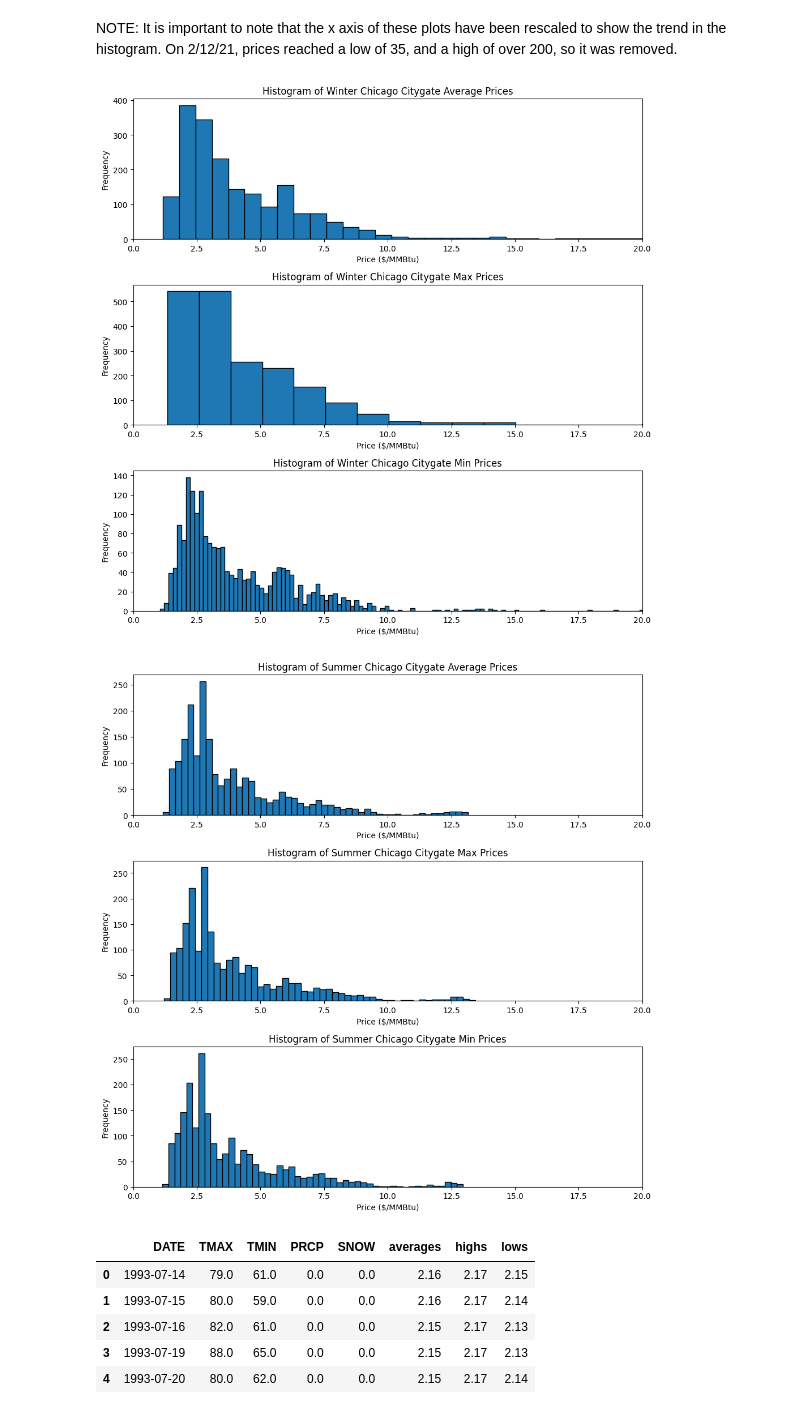
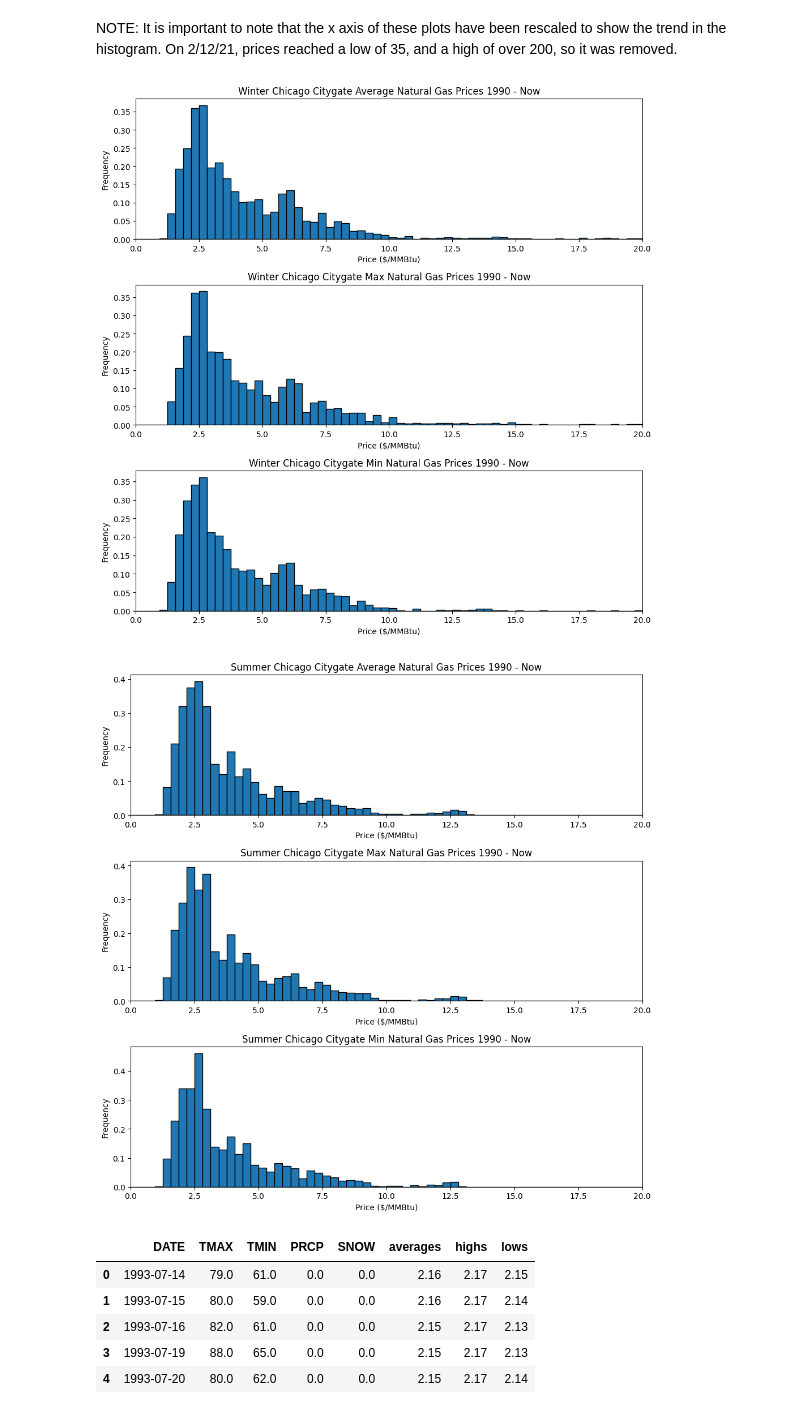
Before and after one commit to MeganVW06/DS-4002-Project-2, a Jupyter notebook: DMP_Analysis.ipynb, the cells around one changed output. Drawn from its saved outputs; the diff is of its cells as text; code cells hidden in the pictures.

```diff
--- a/DMP_Analysis.ipynb
+++ b/DMP_Analysis.ipynb
@@ -14,13 +14,13 @@ Graphing all winter temperatures from 1960 and on
 def filter_winter_months(data: pd.DataFrame, date_column: str) -> pd.DataFrame:
     """
     Filters the dataset to include only records from December, January, and February
-    starting from 1960 until the current year.
+    starting from 1990 until the current year.
 
     :param data: DataFrame containing the data.
     :param date_column: The name of the column containing date values (assumed to be datetime type).
     :return: Filtered DataFrame with only December, January, and February data.
     """
-    return data[(data[date_column].dt.year >= 1960) & (data[date_column].dt.month.isin([12, 1, 2]))]
+    return data[(data[date_column].dt.year >= 1990) & (data[date_column].dt.month.isin([12, 1, 2]))]
 # %%
 wintermonths = filter_winter_months(noaa_all, 'DATE')
 wintermonths = wintermonths[['DATE', 'TMAX', 'TMIN', 'PRCP', 'SNOW']]
@@ -226,48 +265,50 @@ NOTE: It is important to note that the x axis of these plots have been rescaled
 winterdailygas = filter_winter_months(chi_daily, 'issue_dates')
 # %%
 fig, axes = plt.subplots(3, 1, figsize=(10, 10))
-axes[0].hist(winterdailygas['averages'], bins=200, edgecolor='black')
+bin_edges = np.linspace(0, 20, 65)
+axes[0].hist(winterdailygas['averages'], bins=bin_edges, edgecolor='black', density=True)
 axes[0].set_xlabel('Price ($/MMBtu)')
 axes[0].set_ylabel('Frequency')
-axes[0].set_title('Histogram of Winter Chicago Citygate Average Prices')
+axes[0].set_title('Winter Chicago Citygate Average Natural Gas Prices 1990 - Now')
 axes[0].set_xlim(0, 20)
-axes[1].hist(winterdailygas['highs'], bins=200, edgecolor='black')
+axes[1].hist(winterdailygas['highs'], bins=bin_edges, edgecolor='black', density=True)
 axes[1].set_xlabel('Price ($/MMBtu)')
 axes[1].set_ylabel('Frequency')
-axes[1].set_title('Histogram of Winter Chicago Citygate Max Prices')
+axes[1].set_title('Winter Chicago Citygate Max Natural Gas Prices 1990 - Now')
 axes[1].set_xlim(0, 20)
-axes[2].hist(winterdailygas['lows'], bins=200, edgecolor='black')
+axes[2].hist(winterdailygas['lows'], bins=bin_edges, edgecolor='black', density=True)
 axes[2].set_xlabel('Price ($/MMBtu)')
 axes[2].set_ylabel('Frequency')
-axes[2].set_title('Histogram of Winter Chicago Citygate Min Prices')
+axes[2].set_title('Winter Chicago Citygate Min Natural Gas Prices 1990 - Now')
 axes[2].set_xlim(0, 20)
 plt.tight_layout()
 plt.show()
 # %% [output]
-[figure, old version]
+[figure, new version]
 # %%
 summerdailygas = filter_summer_months(chi_daily, 'issue_dates')
 # %%
 fig, axes = plt.subplots(3, 1, figsize=(10, 10))
-axes[0].hist(summerdailygas['averages'], bins=50, edgecolor='black')
+bin_edges = np.linspace(0, 20, 65)
+axes[0].hist(summerdailygas['averages'], bins=bin_edges, edgecolor='black', density= True)
 axes[0].set_xlabel('Price ($/MMBtu)')
 axes[0].set_ylabel('Frequency')
-axes[0].set_title('Histogram of Summer Chicago Citygate Average Prices')
+axes[0].set_title('Summer Chicago Citygate Average Natural Gas Prices 1990 - Now')
 axes[0].set_xlim(0, 20)
-axes[1].hist(summerdailygas['highs'], bins=50, edgecolor='black')
+axes[1].hist(summerdailygas['highs'], bins=bin_edges, edgecolor='black', density=True)
 axes[1].set_xlabel('Price ($/MMBtu)')
 axes[1].set_ylabel('Frequency')
-axes[1].set_title('Histogram of Summer Chicago Citygate Max Prices')
+axes[1].set_title('Summer Chicago Citygate Max Natural Gas Prices 1990 - Now')
 axes[1].set_xlim(0, 20)
-axes[2].hist(summerdailygas['lows'], bins=50, edgecolor='black')
+axes[2].hist(summerdailygas['lows'], bins=bin_edges, edgecolor='black', density = True)
 axes[2].set_xlabel('Price ($/MMBtu)')
 axes[2].set_ylabel('Frequency')
-axes[2].set_title('Histogram of Summer Chicago Citygate Min Prices')
+axes[2].set_title('Summer Chicago Citygate Min Natural Gas Prices 1990 - Now')
 axes[2].set_xlim(0, 20)
 plt.tight_layout()
 plt.show()
 # %% [output]
-[figure, old version]
+[figure, new version]
 # %%
 #combine the noaa data set and the chicago citygate data set into one data frame by date
 noaa_all['DATE'] = noaa_all['DATE'].dt.date
```
Also changed, not shown: parts of 24 cells of this notebook.
